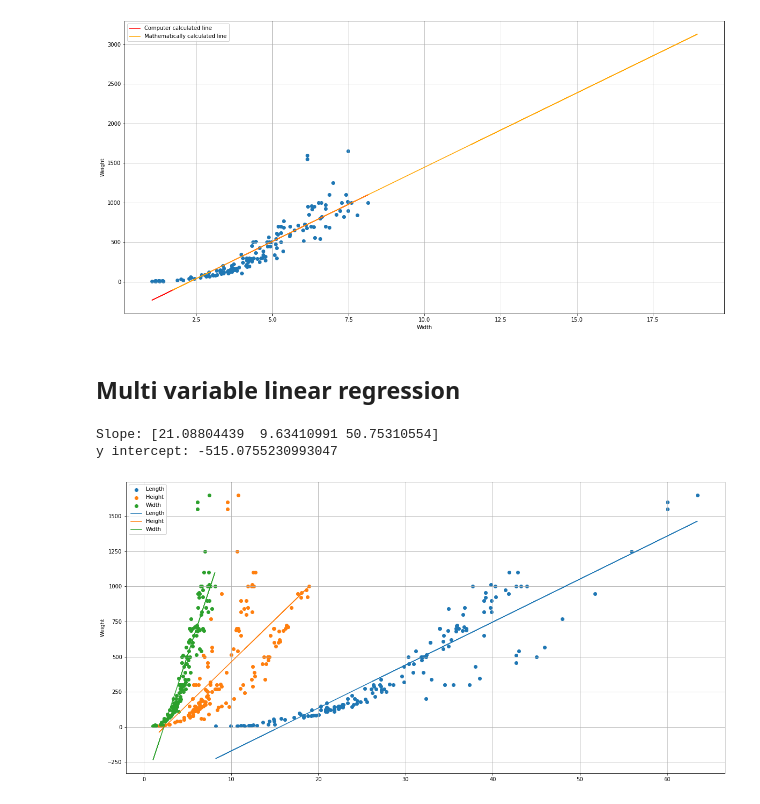
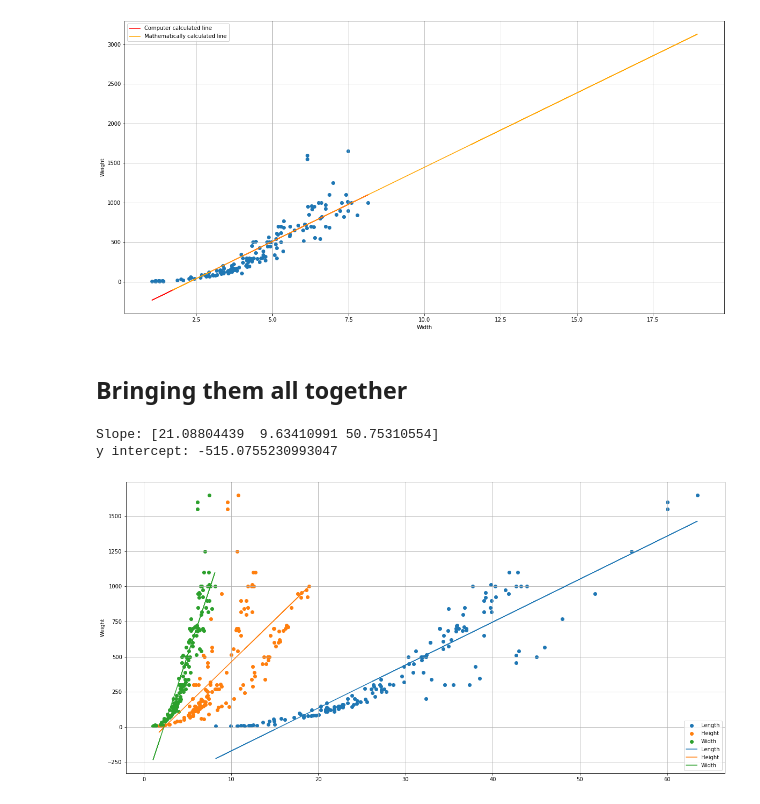
Before and after one commit to Sriram-bb63/Linear-regression, a Jupyter notebook: linear regression.ipynb, the cells around one changed output. Drawn from its saved outputs; the diff is of its cells as text; code cells hidden in the pictures.

```diff
--- a/linear regression.ipynb
+++ b/linear regression.ipynb
@@ -221,8 +232,8 @@ plt.grid()
 plt.show()
 # %% [output]
 [figure]
-# %% [markdown]
-## Multi variable linear regression
+# %% [markdown]
+## Bringing them all together
 # %%
 x = df[["Length", "Height", "Width"]]
 
@@ -238,15 +251,16 @@ y intercept: -515.0755230993047
 # %%
 plt.scatter(x1, y, label="Length")
 plt.scatter(x2, y, label="Height")
 plt.scatter(x3, y, label="Width")
-# plt.scatter(x4, y, label="Volume")
-plt.ylabel("Weight")
+
 plt.plot(x1, p1, label="Length")
 plt.plot(x2, p2, label="Height")
 plt.plot(x3, p3, label="Width")
-# plt.plot(x4, p4, label="Volume")
+
 plt.grid()
-plt.legend()
+plt.ylabel("Weight")
+plt.legend(loc="lower right")
+
 plt.show()
 # %% [output]
-[figure, old version]
+[figure, new version]
```
Also changed, not shown: parts of 14 cells of this notebook.
